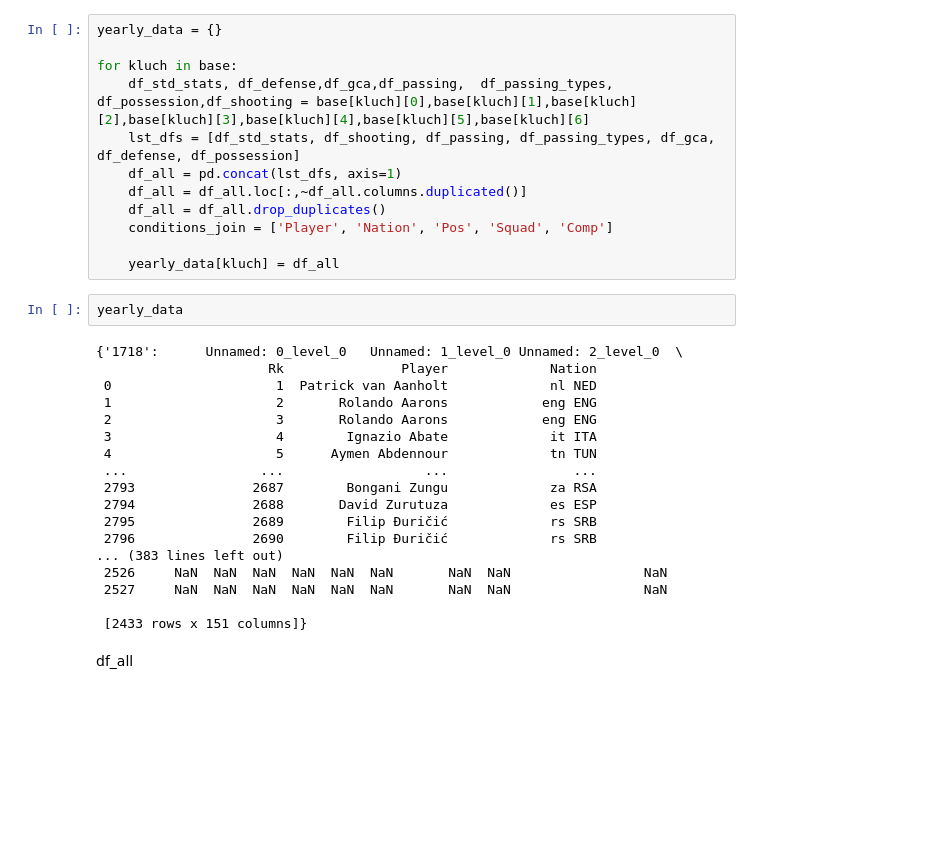
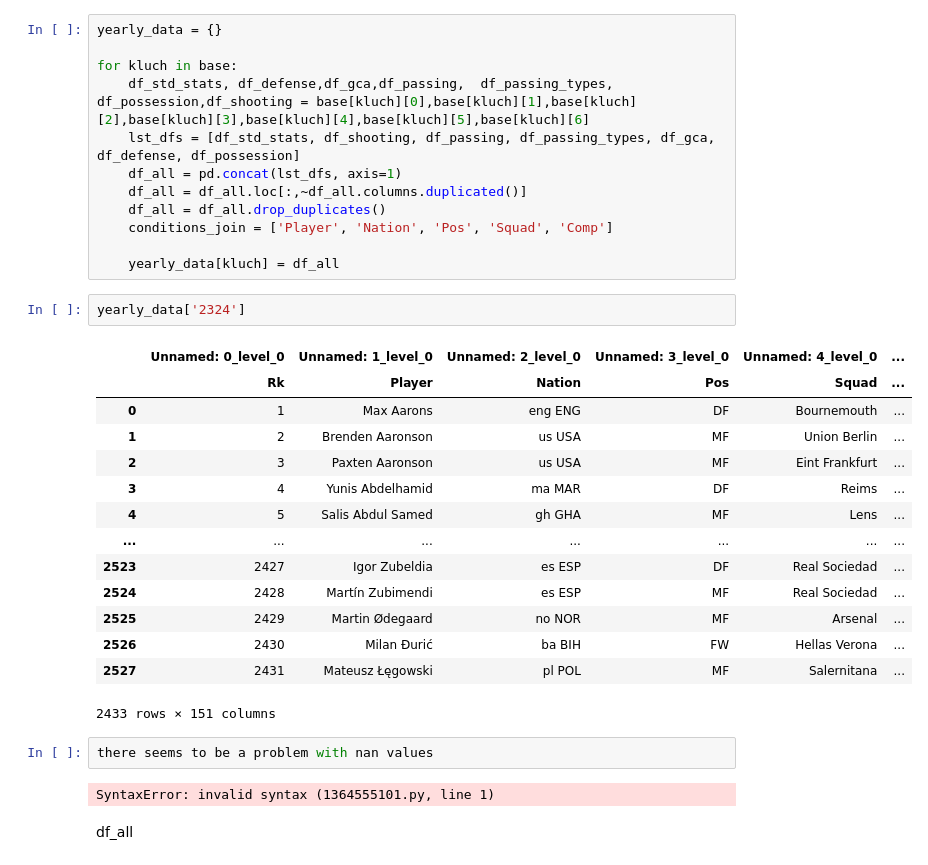
Before and after one commit to phenomenon0/Data-gardening, a Jupyter notebook: Untitled1.ipynb, the cells around one changed output. Saved outputs shown, nothing was run; the diff lists cells and outputs as text; blank space fills up the shorter version.

```diff
--- a/Untitled1.ipynb
+++ b/Untitled1.ipynb
@@ -143,25 +143,26 @@ for kluch in base:
 
     yearly_data[kluch] = df_all
 # %%
-yearly_data
+yearly_data['2324']
 # %% [output]
+|  | Unnamed: 0_level_0 | Unnamed: 1_level_0 | Unnamed: 2_level_0 | Unnamed: 3_level_0 | Unnamed: 4_level_0 | ... |
+|  | Rk | Player | Nation | Pos | Squad | ... |
+| 0 | 1 | Max Aarons | eng ENG | DF | Bournemouth | ... |
+| 1 | 2 | Brenden Aaronson | us USA | MF | Union Berlin | ... |
+| 2 | 3 | Paxten Aaronson | us USA | MF | Eint Frankfurt | ... |
+| 3 | 4 | Yunis Abdelhamid | ma MAR | DF | Reims | ... |
+| 4 | 5 | Salis Abdul Samed | gh GHA | MF | Lens | ... |
+| ... | ... | ... | ... | ... | ... | ... |
+| 2523 | 2427 | Igor Zubeldia | es ESP | DF | Real Sociedad | ... |
+| 2524 | 2428 | Martín Zubimendi | es ESP | MF | Real Sociedad | ... |
+| 2525 | 2429 | Martin Ødegaard | no NOR | MF | Arsenal | ... |
+| 2526 | 2430 | Milan Đurić | ba BIH | FW | Hellas Verona | ... |
+| 2527 | 2431 | Mateusz Łęgowski | pl POL | MF | Salernitana | ... |
-{'1718':      Unnamed: 0_level_0   Unnamed: 1_level_0 Unnamed: 2_level_0  \
-                      Rk               Player             Nation
- 0                     1  Patrick van Aanholt             nl NED
- 1                     2       Rolando Aarons            eng ENG
- 2                     3       Rolando Aarons            eng ENG
- 3                     4        Ignazio Abate             it ITA
- 4                     5      Aymen Abdennour             tn TUN
- ...                 ...                  ...                ...
- 2793               2687        Bongani Zungu             za RSA
- 2794               2688       David Zurutuza             es ESP
- 2795               2689        Filip Đuričić             rs SRB
- 2796               2690        Filip Đuričić             rs SRB
-... (383 lines left out)
- 2526     NaN  NaN  NaN  NaN  NaN  NaN       NaN  NaN                 NaN
- 2527     NaN  NaN  NaN  NaN  NaN  NaN       NaN  NaN                 NaN
-
- [2433 rows x 151 columns]}
+2433 rows × 151 columns
+# %%
+there seems to be a problem with nan values
+# %% [output]
+SyntaxError: invalid syntax (1364555101.py, line 1)
 # %% [markdown]
 df_all
 # %%
```
